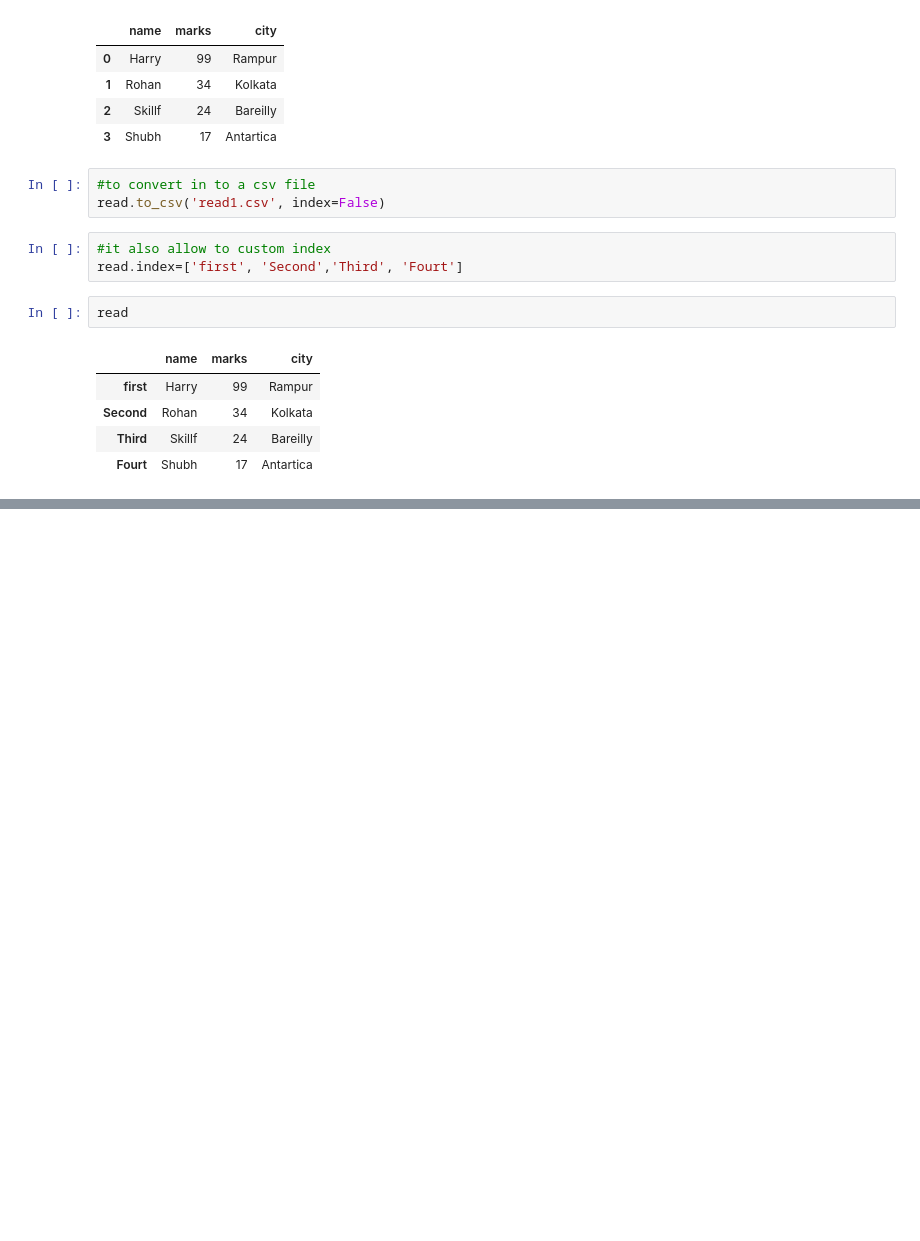
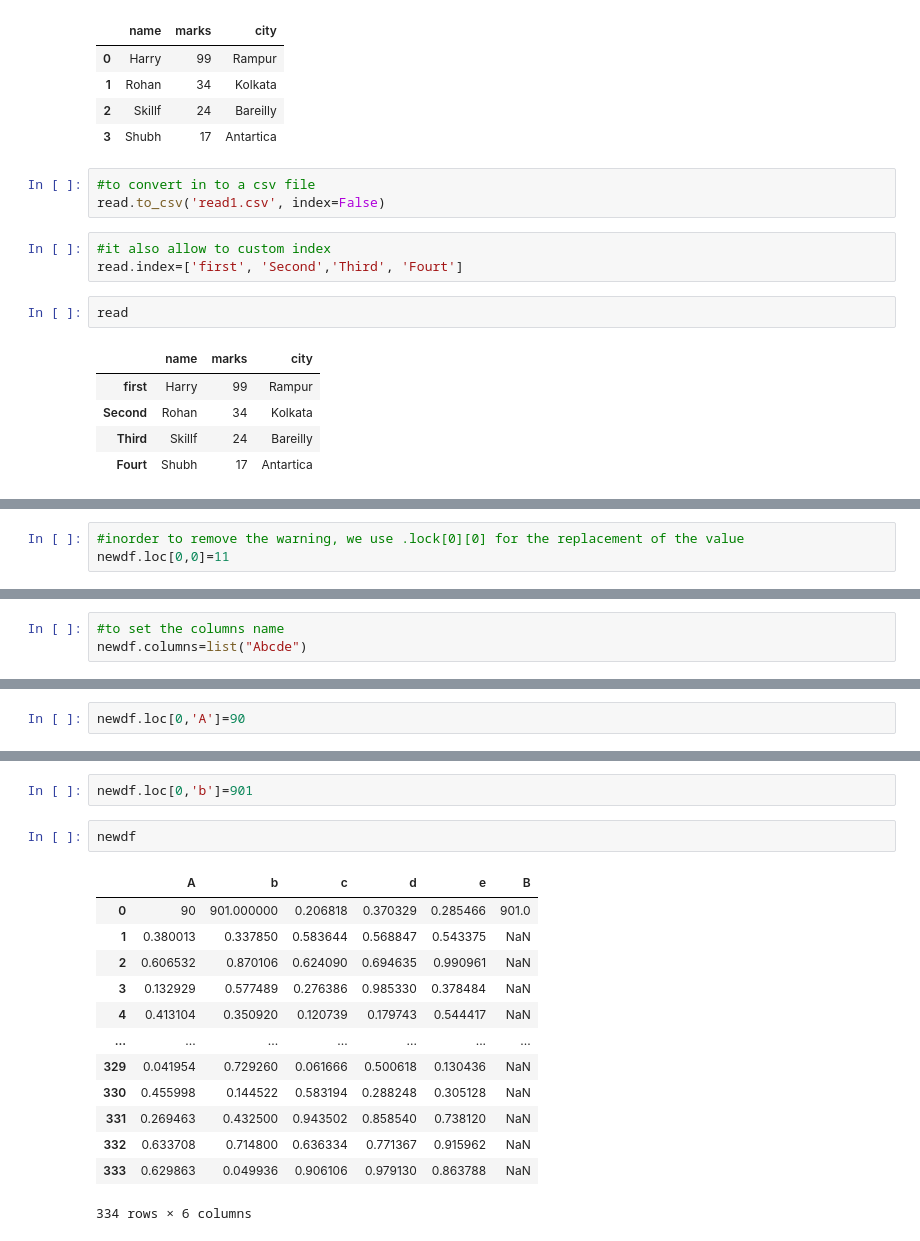
Before and after one commit to 9bishal/Learning-Pandas, a Jupyter notebook: Untitled.ipynb, the cells around one changed output, grey strips where cells are left out. Drawn from its saved outputs; the diff is of its cells as text; blank space fills up the shorter version.

```diff
--- a/Untitled.ipynb
+++ b/Untitled.ipynb
@@ -137,0 +377,3 @@ read
+# %%
+#inorder to remove the warning, we use .lock[0][0] for the replacement of the value
+newdf.loc[0,0]=11
@@ -137,0 +389,3 @@ read
+# %%
+#to set the columns name
+newdf.columns=list("Abcde")
@@ -137,0 +443,2 @@ read
+# %%
+newdf.loc[0,'A']=90
@@ -137,0 +461,18 @@ read
+# %%
+newdf.loc[0,'b']=901
+# %%
+newdf
+# %% [output]
+|  | A | b | c | d | e | B |
+| 0 | 90 | 901.000000 | 0.206818 | 0.370329 | 0.285466 | 901.0 |
+| 1 | 0.380013 | 0.337850 | 0.583644 | 0.568847 | 0.543375 | NaN |
+| 2 | 0.606532 | 0.870106 | 0.624090 | 0.694635 | 0.990961 | NaN |
+| 3 | 0.132929 | 0.577489 | 0.276386 | 0.985330 | 0.378484 | NaN |
+| 4 | 0.413104 | 0.350920 | 0.120739 | 0.179743 | 0.544417 | NaN |
+| ... | ... | ... | ... | ... | ... | ... |
+| 329 | 0.041954 | 0.729260 | 0.061666 | 0.500618 | 0.130436 | NaN |
+| 330 | 0.455998 | 0.144522 | 0.583194 | 0.288248 | 0.305128 | NaN |
+| 331 | 0.269463 | 0.432500 | 0.943502 | 0.858540 | 0.738120 | NaN |
+| 332 | 0.633708 | 0.714800 | 0.636334 | 0.771367 | 0.915962 | NaN |
+| 333 | 0.629863 | 0.049936 | 0.906106 | 0.979130 | 0.863788 | NaN |
+334 rows × 6 columns
```
Also changed, not shown: parts of 31 cells of this notebook, 1 other file.
